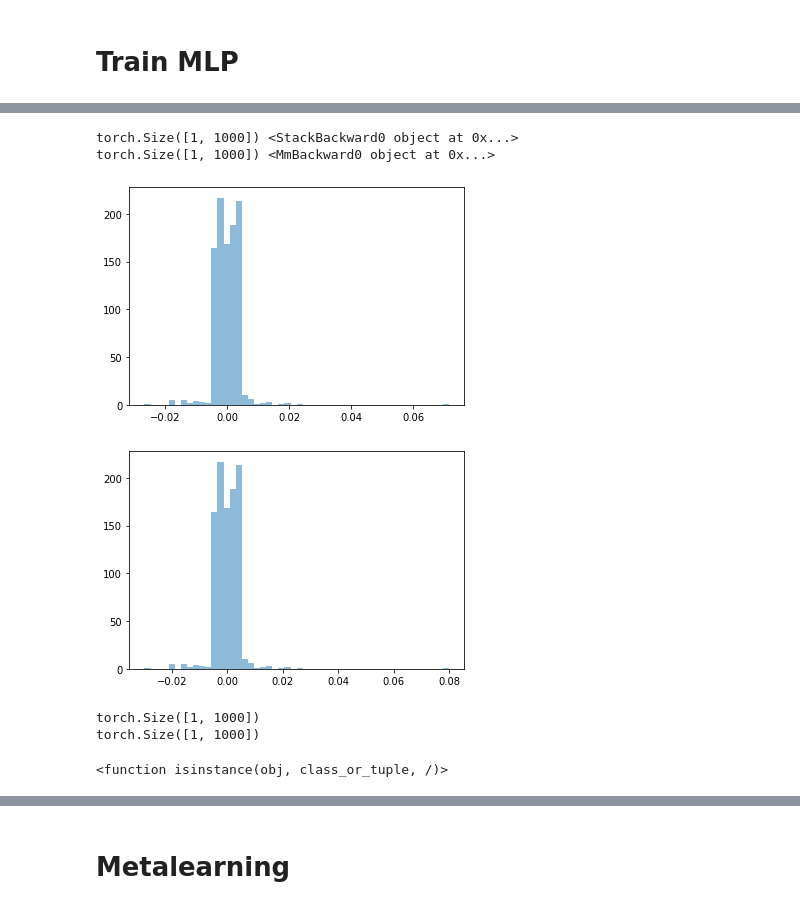
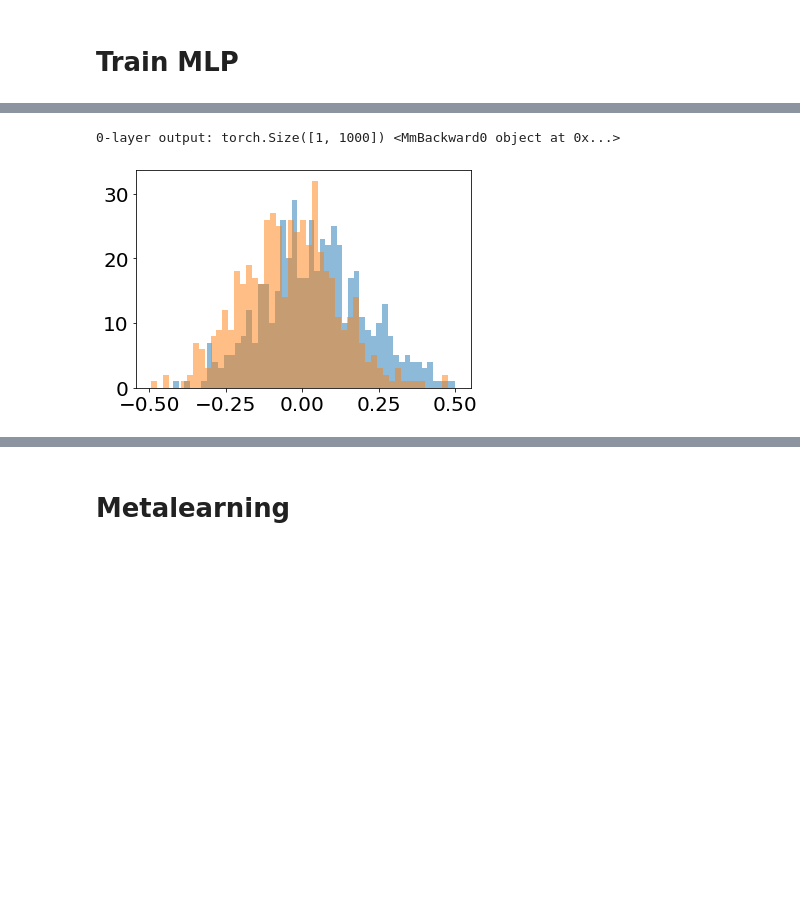
Before and after one commit to blufzzz/NonlinearHebbianPlasticity, a Jupyter notebook: mlp_nonlinear.ipynb, the cells around one changed output, grey strips where cells are left out. Saved outputs shown, nothing was run; the diff lists cells and outputs as text; code cells hidden in the pictures; blank space fills up the shorter version.

```diff
--- a/mlp_nonlinear.ipynb
+++ b/mlp_nonlinear.ipynb
@@ -420,27 +439,26 @@ ax4.legend()
-# %%
-for X in X_s:
-    print(X.shape, X.grad_fn)
-# %% [output]
-torch.Size([1, 1000]) <StackBackward0 object at 0x...>
-torch.Size([1, 1000]) <MmBackward0 object at 0x...>
-# %%
-for X in X_s:
-    plt.figure()
-    for X_i in to_numpy(X):
-        plt.hist(X_i, bins=50, alpha=0.5)
-# %% [output]
-[figure, removed]
-[figure, removed]
-# %%
-for X in X_s:
-    print(X.shape)
-# %% [output]
-torch.Size([1, 1000])
-torch.Size([1, 1000])
-# %%
-isinstance
-# %% [output]
-<function isinstance(obj, class_or_tuple, /)>
+# %%
+X_s = network.forward(inpt_torch_test)
+outpt_val_pred = to_numpy(X_s[-1])
+
+for i,X in enumerate(X_s):
+    print(f'{i}-layer output:', X.shape, X.grad_fn)
+
+for X in X_s:
+    plt.figure()
+    for X_i in to_numpy(X):
+        plt.hist(X_i[outpt_test[0] == -1], bins=50, alpha=0.5)
+        plt.hist(X_i[outpt_test[0] == 1], bins=50, alpha=0.5)
+
+plt.show()
+
+# ax4 = plt.subplot(1,1,1)
+# sort_index = np.argsort(outpt_test[0])
+# ax4.plot(outpt_test[0][sort_index], label='GT')
+# ax4.plot(outpt_val_pred[0][sort_index], label='MLP predictions')
+# ax4.legend()
+# %% [output]
+0-layer output: torch.Size([1, 1000]) <MmBackward0 object at 0x...>
+[figure, added]
 # %%
 network = MLP_NonlinearEncoder(**encoder_parameters).to(device)
 
```
Also changed, not shown: parts of 38 cells of this notebook, 6 other files.
